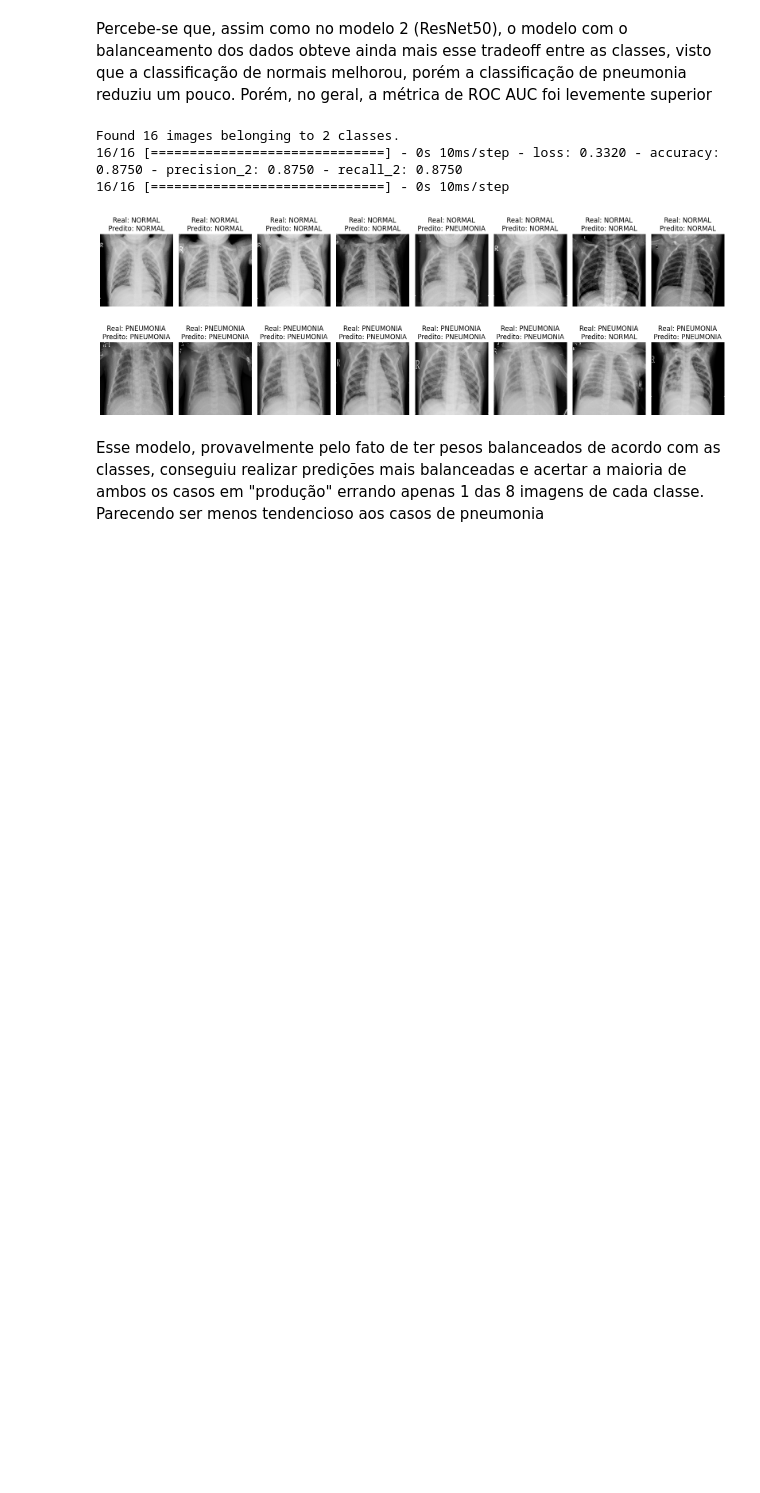
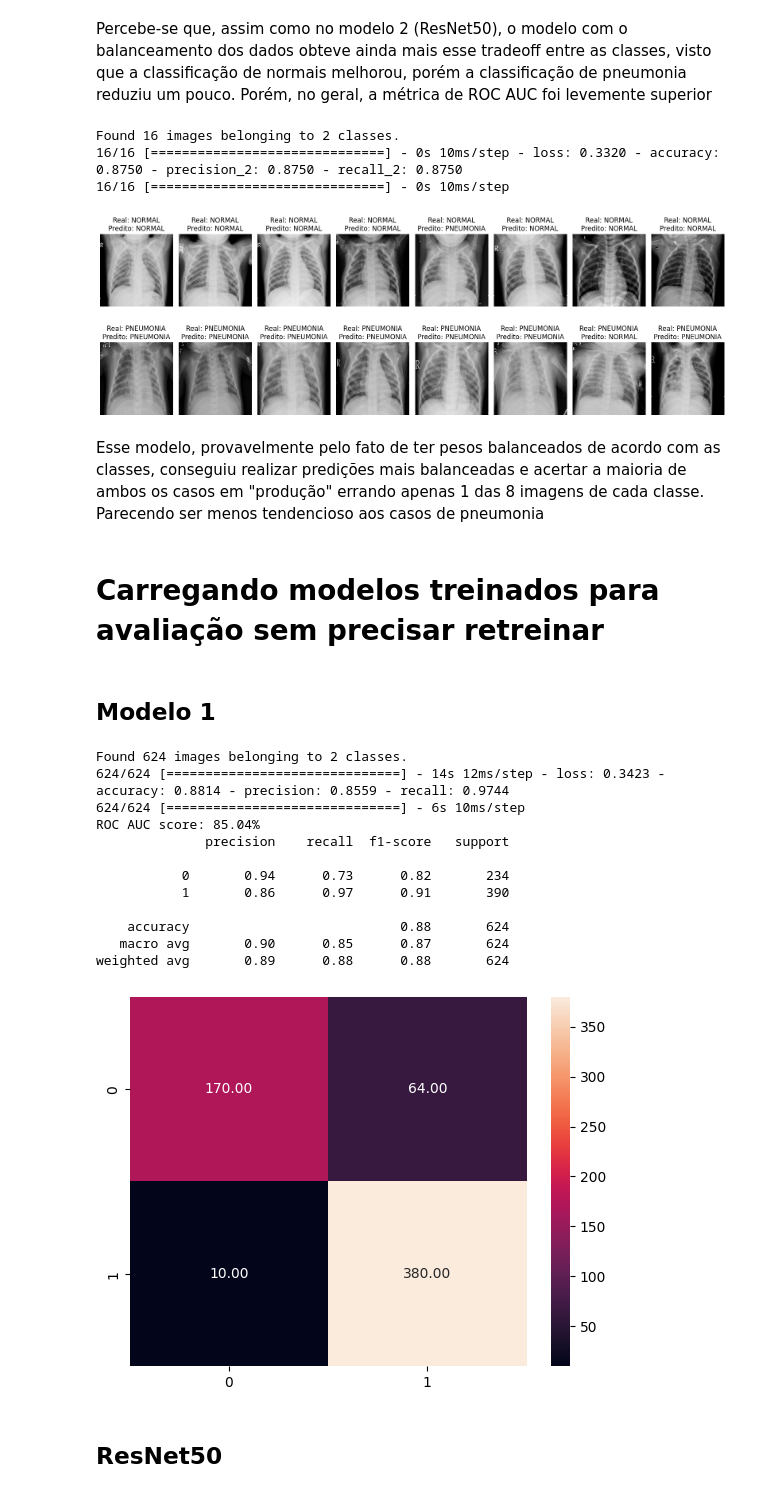
Before and after one commit to IgorEisenlohr/MVP-sprint-2, a Jupyter notebook: MVP_sprint_2_Deep_Learning.ipynb, the cells around one changed output. Drawn from its saved outputs; the diff is of its cells as text; code cells hidden in the pictures; blank space fills up the shorter version.

Commit message:
Acrescentando possibilidade de rodar sem treinar o modelo

```diff
--- a/MVP_sprint_2_Deep_Learning.ipynb
+++ b/MVP_sprint_2_Deep_Learning.ipynb
@@ -835,3 +835,45 @@ plt.show()
 [figure]
 # %% [markdown]
 Esse modelo, provavelmente pelo fato de ter pesos balanceados de acordo com as classes, conseguiu realizar predições mais balanceadas e acertar a maioria de ambos os casos em "produção" errando apenas 1 das 8 imagens de cada classe. Parecendo ser menos tendencioso aos casos de pneumonia
+# %% [markdown]
+# Carregando modelos treinados para avaliação sem precisar retreinar
+# %% [markdown]
+## Modelo 1
+# %%
+import tensorflow as tf
+modelo1 = tf.keras.models.load_model('/content/MVP-sprint-2/modelos/melhor_modelo.h5')
+
+test_generator = ImageDataGenerator(rescale = 1./255) # Rescale do teste
+
+test_data = test_generator.flow_from_directory(test_dir, # diretorio de teste
+                                               target_size=(150,150), # shape das imagens
+                                               batch_size=1, #batch size
+                                               class_mode='binary', # Pneumonia ou não
+                                               color_mode='grayscale', # tons de cinza
+                                               shuffle=False) # Sem embaralhar
+
+modelo1.evaluate(test_data)
+y_pred = modelo1.predict(test_data)
+y_pred[y_pred<=0.5] = 0 # Threshold de 0.5 para distinção de classes
+y_pred[y_pred>0.5] = 1
+cm = confusion_matrix(test_data.classes, y_pred, labels=[0,1]) # Matriz de confusão
+sns.heatmap(cm, annot=True, fmt='.2f')
+
+print(f"ROC AUC score: {round(roc_auc_score(test_data.classes, y_pred),4)*100}%") # Roc auc
+print(classification_report(test_data.classes, y_pred))
+# %% [output]
+Found 624 images belonging to 2 classes.
+624/624 [==============================] - 14s 12ms/step - loss: 0.3423 - accuracy: 0.8814 - precision: 0.8559 - recall: 0.9744
+624/624 [==============================] - 6s 10ms/step
+ROC AUC score: 85.04%
+              precision    recall  f1-score   support
+
+           0       0.94      0.73      0.82       234
+           1       0.86      0.97      0.91       390
+
+    accuracy                           0.88       624
+   macro avg       0.90      0.85      0.87       624
+weighted avg       0.89      0.88      0.88       624
+[figure, added]
+# %% [markdown]
+## ResNet50
```
Also changed, not shown: parts of 4 cells of this notebook.
